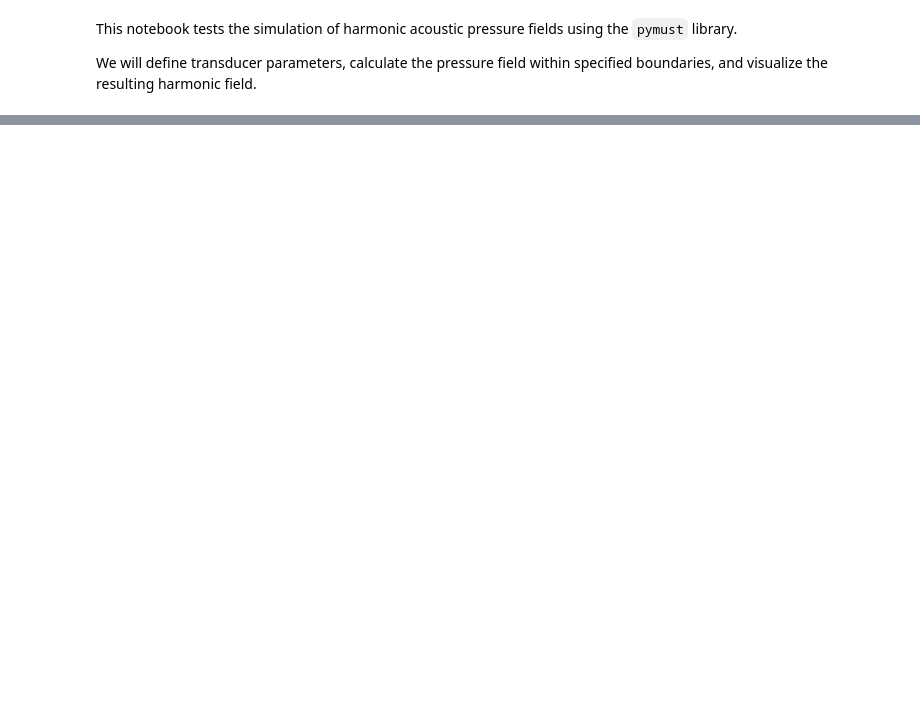
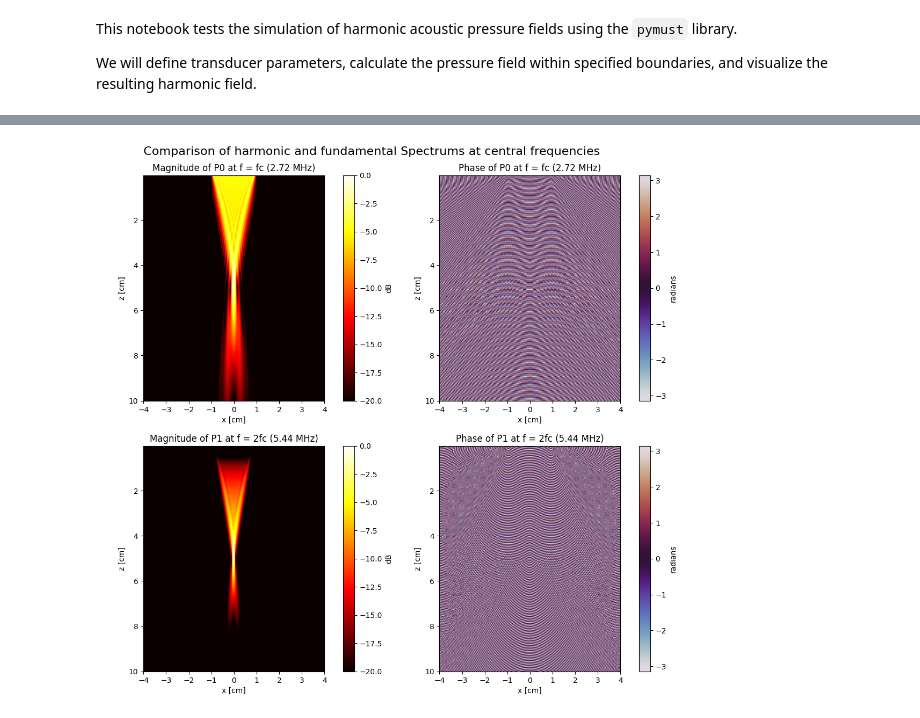
Before and after one commit to dribalta/PyMUST, a Jupyter notebook: examples/pfield_harmonic_demo.ipynb, the cells around one changed output, grey strips where cells are left out. Cells and saved outputs as stored; diff of their text form; code cells hidden in the pictures; blank space fills up the shorter version.

```diff
--- a/examples/pfield_harmonic_demo.ipynb
+++ b/examples/pfield_harmonic_demo.ipynb
@@ -44,0 +155,61 @@ plt.show()
+# %%
+P1, SPECT_P1, IDX, f, extra_returns = pymust.harmonic.pfield(xbound, zbound, txdel, param, auxiliary_returns=["P0_SPECT", "linear_IDX"])
+P0_SPECT = extra_returns["P0_SPECT"]
+linear_IDX = extra_returns["linear_IDX"]
+# %%
+fig, axs = plt.subplots(2, 2, figsize=(16, 12))
+extent_cm = [xbound[0]*100, xbound[1]*100, zbound[1]*100, zbound[0]*100]
+f_reduced = f[IDX]
+idx_central = np.argmin(np.abs(f_reduced - 2 * param.fc))
+f_P0 = param.f[linear_IDX]
+fc_idx = np.argmin(np.abs(f_P0 - param.fc))
+
+# Magnitude and phase for fc
+im0 = axs[0, 0].imshow(
+    20 * np.log10(np.abs(P0_SPECT[:, :, fc_idx]) / np.max(np.abs(P0_SPECT[:, :, fc_idx]))),
+    cmap='hot', extent=extent_cm, aspect='auto'
+)
+axs[0, 0].set_title(f'Magnitude of P0 at f = fc ({f_P0[fc_idx]/1e6:.2f} MHz)')
+axs[0, 0].set_xlabel('x [cm]')
+axs[0, 0].set_ylabel('z [cm]')
+axs[0, 0].set_aspect('equal', adjustable='box')
+im0.set_clim(-20, 0)
+fig.colorbar(im0, ax=axs[0, 0], label='dB')
+
+im1 = axs[0, 1].imshow(
+    np.angle(P0_SPECT[:, :, fc_idx]),
+    cmap='twilight', extent=extent_cm, aspect='auto'
+)
+axs[0, 1].set_title(f'Phase of P0 at f = fc ({f_P0[fc_idx]/1e6:.2f} MHz)')
+axs[0, 1].set_xlabel('x [cm]')
+axs[0, 1].set_ylabel('z [cm]')
+axs[0, 1].set_aspect('equal')
+fig.colorbar(im1, ax=axs[0, 1], label='radians')
+
+# Magnitude and phase for 2*fc
+im2 = axs[1, 0].imshow(
+    20 * np.log10(np.abs(SPECT_P1[:, :, idx_central]) / np.max(np.abs(SPECT_P1[:, :, idx_central]))),
+    cmap='hot', extent=extent_cm, aspect='auto'
+)
+axs[1, 0].set_title(f'Magnitude of P1 at f = 2fc ({f_reduced[idx_central]/1e6:.2f} MHz)')
+axs[1, 0].set_xlabel('x [cm]')
+axs[1, 0].set_ylabel('z [cm]')
+axs[1, 0].set_aspect('equal')
+im2.set_clim(-20, 0)
+fig.colorbar(im2, ax=axs[1, 0], label='dB')
+
+im3 = axs[1, 1].imshow(
+    np.angle(SPECT_P1[:, :, idx_central]),
+    cmap='twilight', extent=extent_cm, aspect='auto'
+)
+axs[1, 1].set_title(f'Phase of P1 at f = 2fc ({f_reduced[idx_central]/1e6:.2f} MHz)')
+axs[1, 1].set_xlabel('x [cm]')
+axs[1, 1].set_ylabel('z [cm]')
+axs[1, 1].set_aspect('equal')
+fig.colorbar(im3, ax=axs[1, 1], label='radians')
+
+fig.subplots_adjust(wspace=-0.2)
+fig.suptitle(f'{" "*10} Comparison of harmonic and fundamental Spectrums at central frequencies', fontsize=16, y=0.925)
+plt.show()
+# %% [output]
+[figure, added]
```
Also changed, not shown: parts of 9 cells of this notebook, 3 other files.
